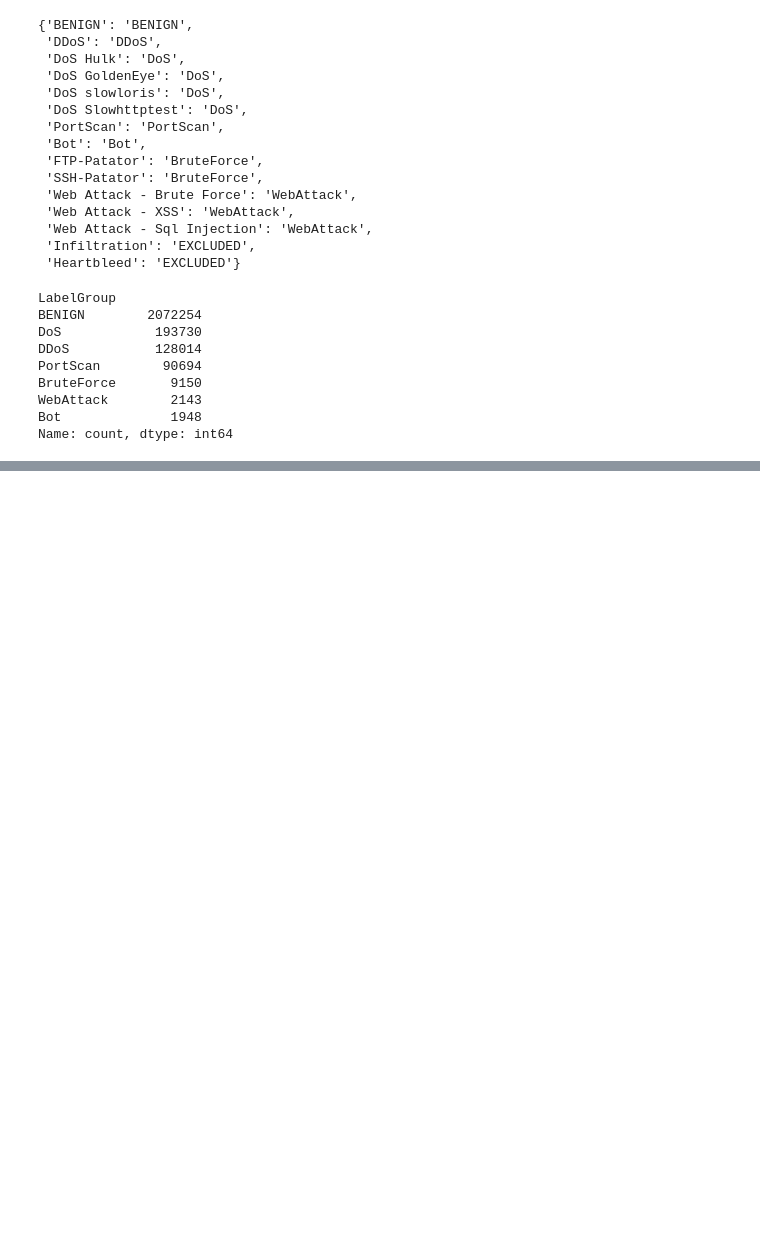
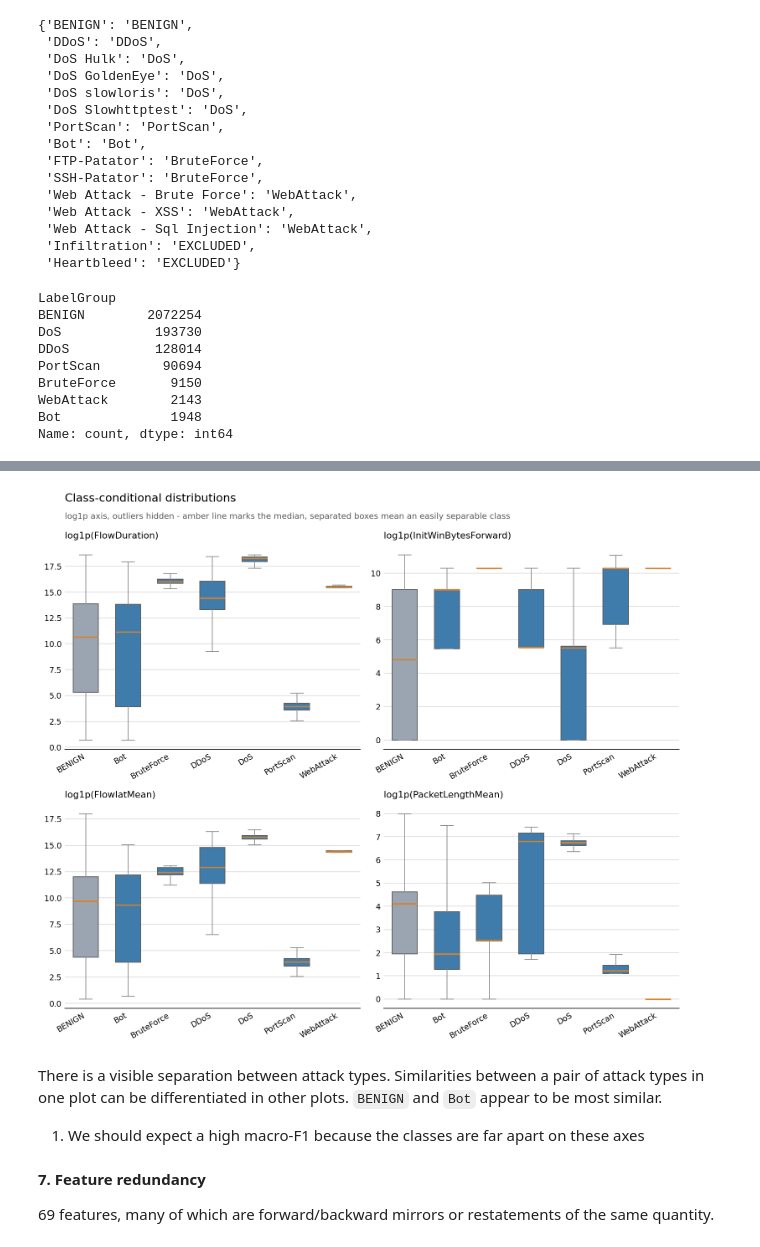
Before and after one commit to sunnyium/cybersecurity_project, a Jupyter notebook: processing/02eda.ipynb, the cells around one changed output, grey strips where cells are left out. Saved outputs shown, nothing was run; the diff lists cells and outputs as text; code cells hidden in the pictures; blank space fills up the shorter version.

```diff
--- a/processing/02eda.ipynb
+++ b/processing/02eda.ipynb
@@ -100,0 +279,13 @@ Name: count, dtype: int64
+# %%
+Image(eda.plot_classwise_boxplots(sample, ["FlowDuration", "InitWinBytesForward", "FlowIatMean", "PacketLengthMean"]))
+# %% [output]
+[figure, added]
+# %% [markdown]
+There is a visible separation between attack types. Similarities between a pair of attack types in one plot can be differentiated in other plots. `BENIGN` and `Bot` appear to be most similar.
+
+1. We should expect a high macro-F1 because the classes are far apart on these axes
+# %% [markdown]
+**7. Feature redundancy**
+
+69 features, many of which are forward/backward mirrors or restatements of the
+same quantity.
```
Also changed, not shown: parts of 28 cells of this notebook, 5 other files.
